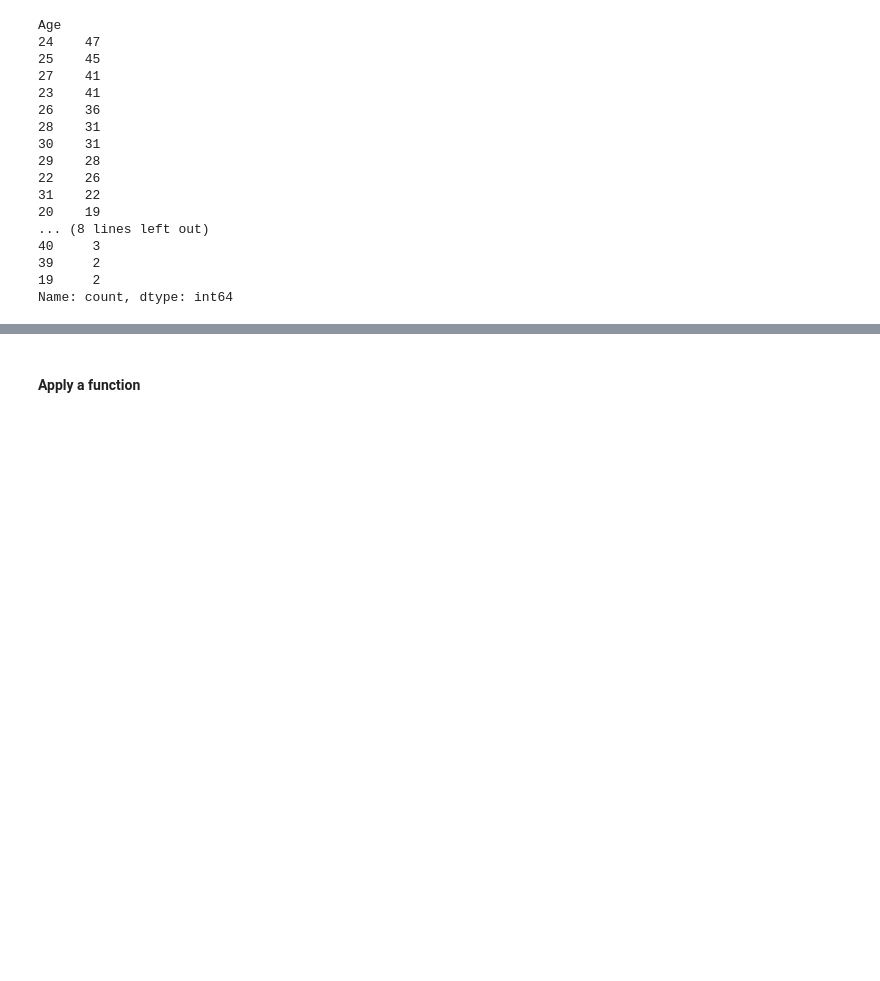
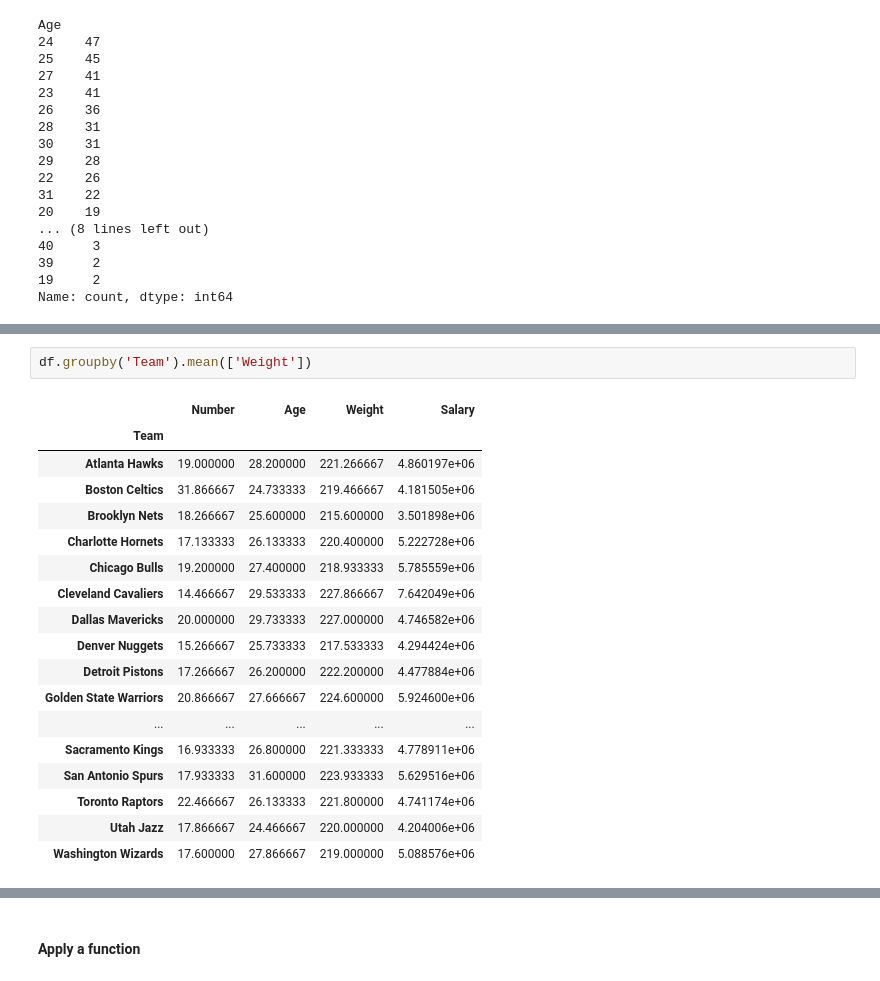
Before and after one commit to rajeshshanbhag/py-notes, a Jupyter notebook: Pandas/pandas - Operations.ipynb, the cells around one changed output, grey strips where cells are left out. Drawn from its saved outputs; the diff is of its cells as text; blank space fills up the shorter version.

```diff
--- a/Pandas/pandas - Operations.ipynb
+++ b/Pandas/pandas - Operations.ipynb
@@ -95,0 +112,21 @@ Name: count, dtype: int64
+# %%
+df.groupby('Team').mean(['Weight'])
+# %% [output]
+|  | Number | Age | Weight | Salary |
+| Team |  |  |  |  |
+| Atlanta Hawks | 19.000000 | 28.200000 | 221.266667 | 4.860197e+06 |
+| Boston Celtics | 31.866667 | 24.733333 | 219.466667 | 4.181505e+06 |
+| Brooklyn Nets | 18.266667 | 25.600000 | 215.600000 | 3.501898e+06 |
+| Charlotte Hornets | 17.133333 | 26.133333 | 220.400000 | 5.222728e+06 |
+| Chicago Bulls | 19.200000 | 27.400000 | 218.933333 | 5.785559e+06 |
+| Cleveland Cavaliers | 14.466667 | 29.533333 | 227.866667 | 7.642049e+06 |
+| Dallas Mavericks | 20.000000 | 29.733333 | 227.000000 | 4.746582e+06 |
+| Denver Nuggets | 15.266667 | 25.733333 | 217.533333 | 4.294424e+06 |
+| Detroit Pistons | 17.266667 | 26.200000 | 222.200000 | 4.477884e+06 |
+| Golden State Warriors | 20.866667 | 27.666667 | 224.600000 | 5.924600e+06 |
+| ... | ... | ... | ... | ... |
+| Sacramento Kings | 16.933333 | 26.800000 | 221.333333 | 4.778911e+06 |
+| San Antonio Spurs | 17.933333 | 31.600000 | 223.933333 | 5.629516e+06 |
+| Toronto Raptors | 22.466667 | 26.133333 | 221.800000 | 4.741174e+06 |
+| Utah Jazz | 17.866667 | 24.466667 | 220.000000 | 4.204006e+06 |
+| Washington Wizards | 17.600000 | 27.866667 | 219.000000 | 5.088576e+06 |
```
Also changed, not shown: parts of 8 cells of this notebook, 6 other files.
